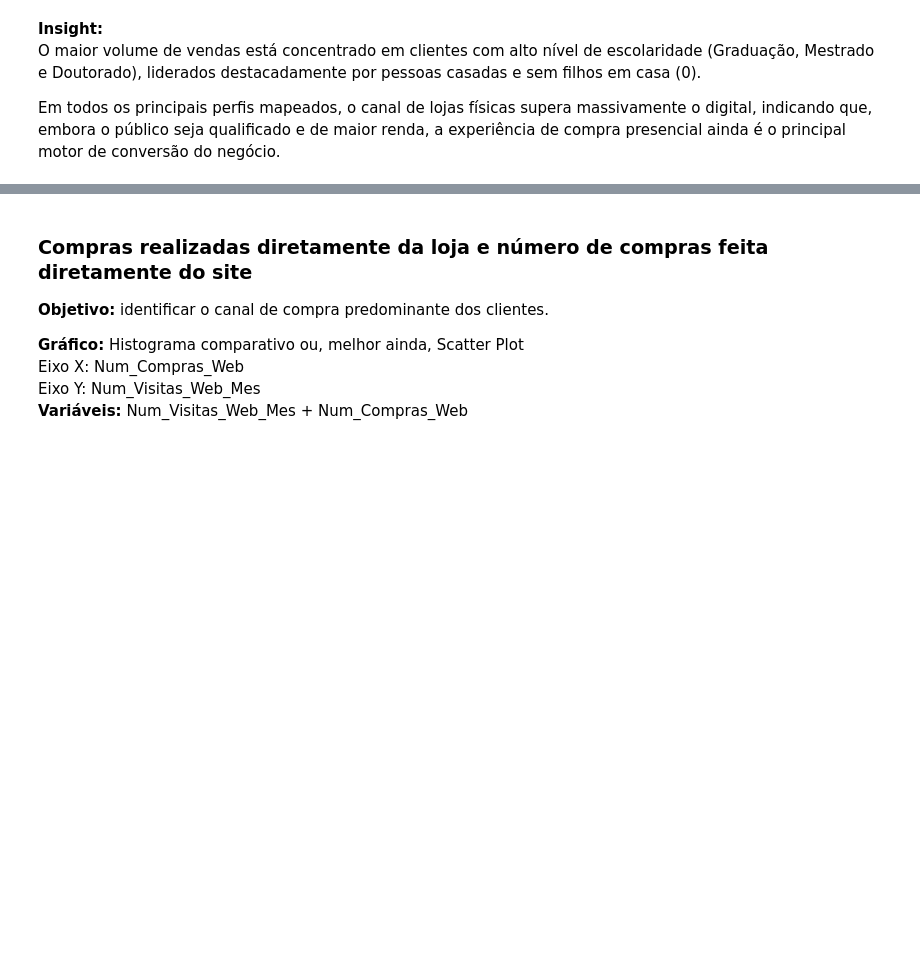
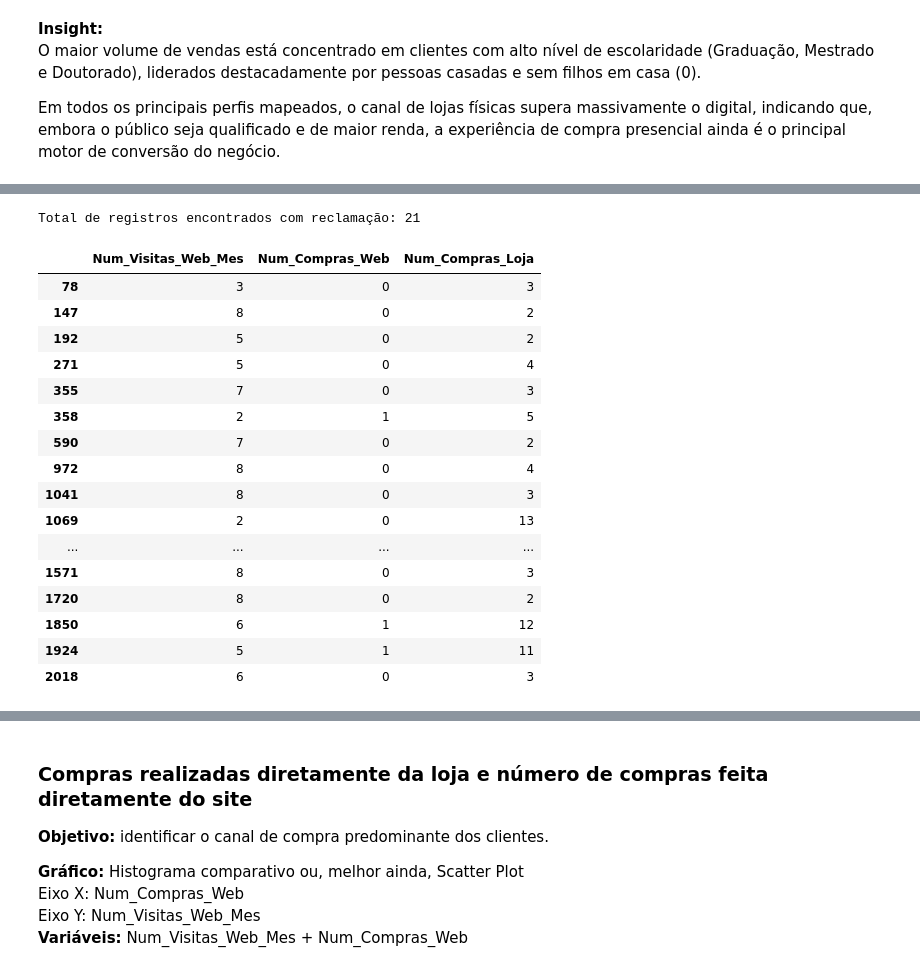
Before and after one commit to Fernandonneto/Machine_Learning_-_Previsao_intencao_compra_clientes_-_EBAC, a Jupyter notebook: Profissao Cientista de Dados M37 Projeto.ipynb, the cells around one changed output, grey strips where cells are left out. Saved outputs shown, nothing was run; the diff lists cells and outputs as text; code cells hidden in the pictures; blank space fills up the shorter version.

```diff
--- a/Profissao Cientista de Dados M37 Projeto.ipynb
+++ b/Profissao Cientista de Dados M37 Projeto.ipynb
@@ -377,0 +414,29 @@ Em todos os principais perfis mapeados, o canal de lojas físicas supera massiva
+# %%
+# Filtragem do DataFrame trazendo apenas as linhas onde houve reclamação (igual a 1)
+# e seleção de apenas as 3 colunas de interesse para a visualização
+consulta_reclamacoes = base[base['Reclamacao'] == 1][[
+    'Num_Visitas_Web_Mes', 'Num_Compras_Web', 'Num_Compras_Loja'
+]]
+
+# Exibição do resultado
+print(f"Total de registros encontrados com reclamação: {len(consulta_reclamacoes)}")
+display(consulta_reclamacoes)
+# %% [output]
+Total de registros encontrados com reclamação: 21
+|  | Num_Visitas_Web_Mes | Num_Compras_Web | Num_Compras_Loja |
+| 78 | 3 | 0 | 3 |
+| 147 | 8 | 0 | 2 |
+| 192 | 5 | 0 | 2 |
+| 271 | 5 | 0 | 4 |
+| 355 | 7 | 0 | 3 |
+| 358 | 2 | 1 | 5 |
+| 590 | 7 | 0 | 2 |
+| 972 | 8 | 0 | 4 |
+| 1041 | 8 | 0 | 3 |
+| 1069 | 2 | 0 | 13 |
+| ... | ... | ... | ... |
+| 1571 | 8 | 0 | 3 |
+| 1720 | 8 | 0 | 2 |
+| 1850 | 6 | 1 | 12 |
+| 1924 | 5 | 1 | 11 |
+| 2018 | 6 | 0 | 3 |
```
Also changed, not shown: parts of 3 cells of this notebook.
